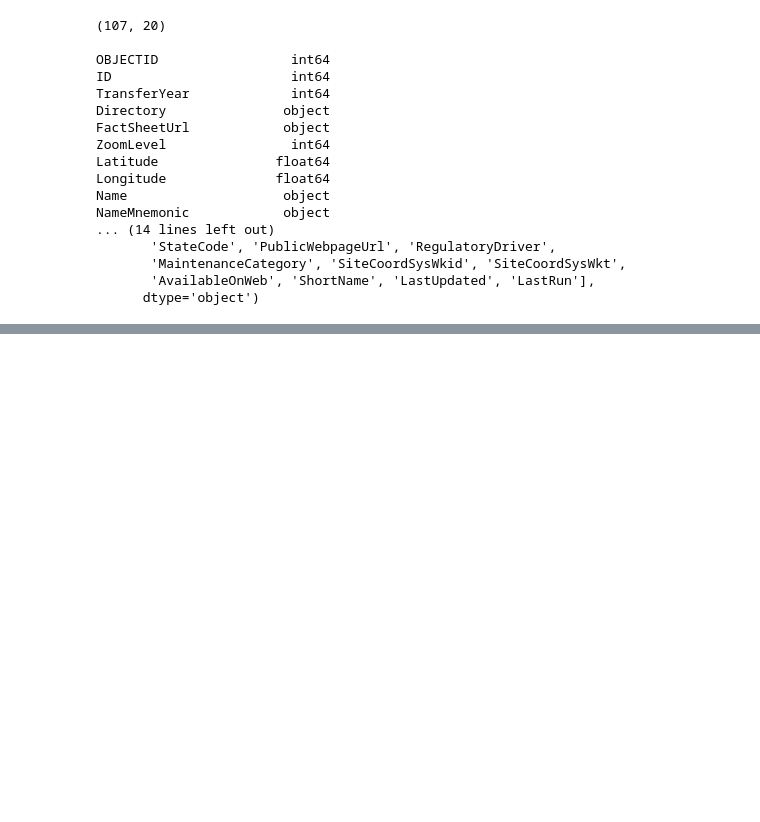
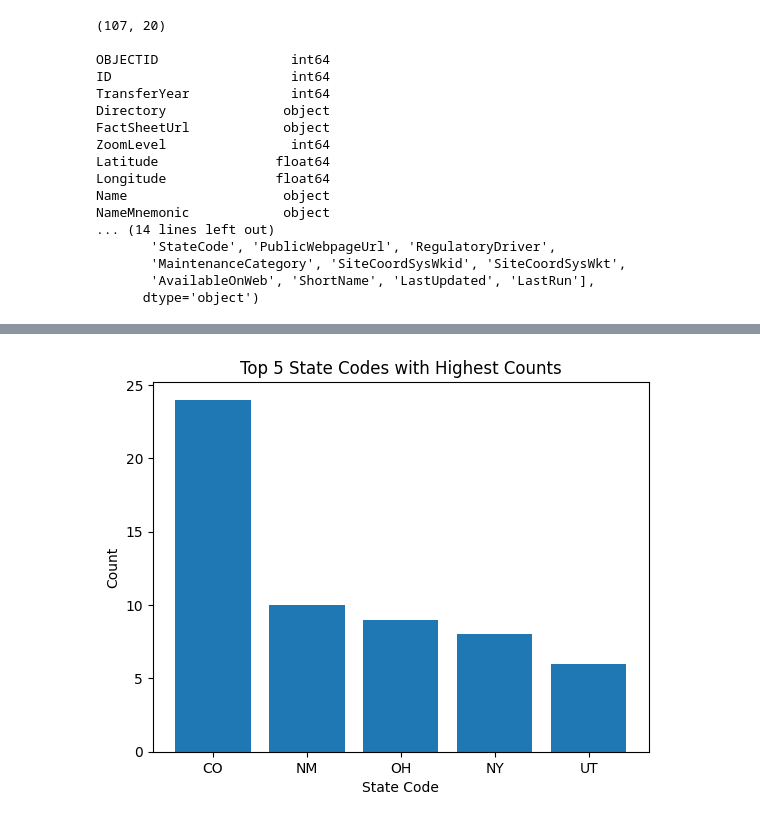
Before and after one commit to gffiveash/Labs, a Jupyter notebook: 01_api_calls/assignment_notebook.ipynb, the cells around one changed output, grey strips where cells are left out. Cells and saved outputs as stored; diff of their text form; code cells hidden in the pictures; blank space fills up the shorter version.

```diff
--- a/01_api_calls/assignment_notebook.ipynb
+++ b/01_api_calls/assignment_notebook.ipynb
@@ -399,0 +390,10 @@ TypeError: list indices must be integers or slices, not str
+# %%
+state_count1 = new_df['StateCode'].value_counts()
+state_count1 = state_count1.head(5)
+plt.bar(state_count1.index, state_count1.values)
+plt.xlabel('State Code')
+plt.ylabel('Count')
+plt.title('Top 5 State Codes with Highest Counts')
+plt.show()
+# %% [output]
+[figure, added]
```
Also changed, not shown: parts of 10 cells of this notebook.
